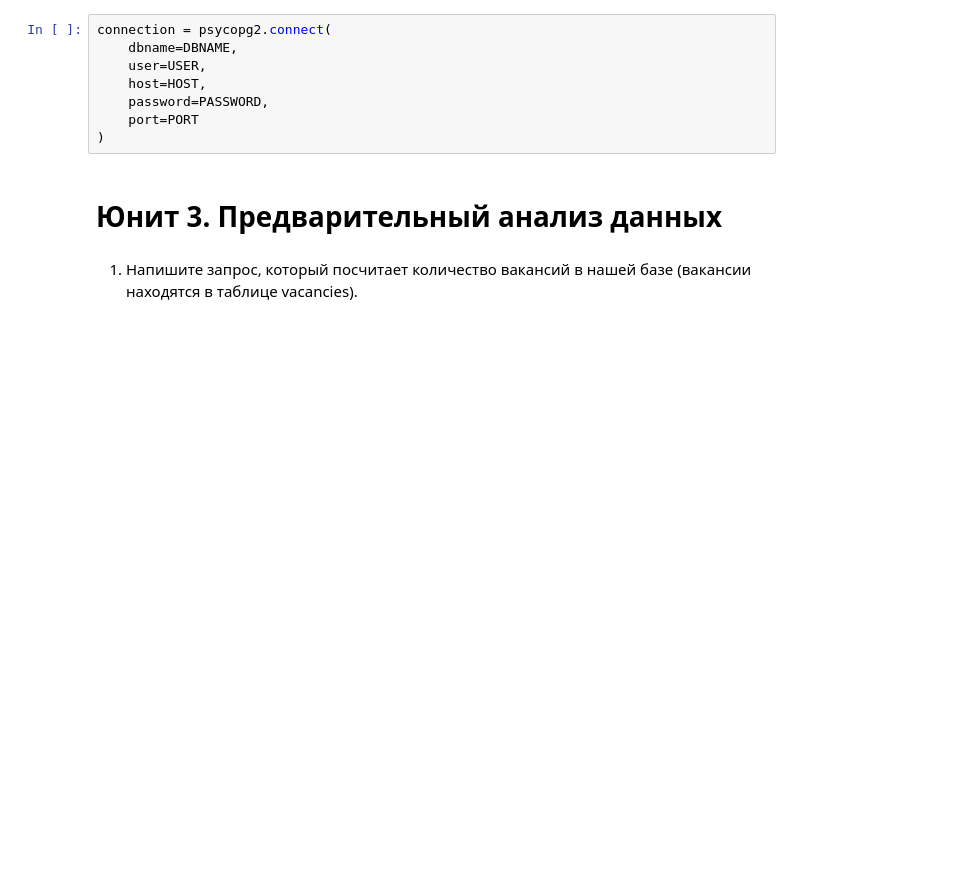
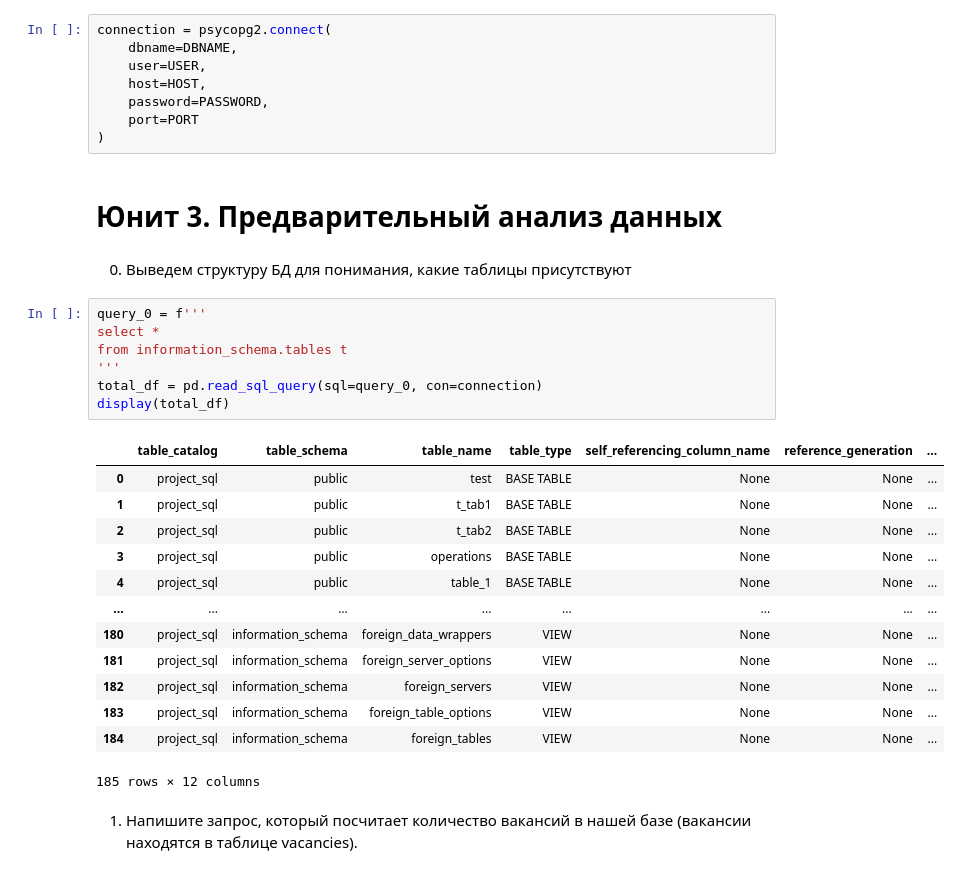
Before and after one commit to SudarickovIlya/SF_DS_Ilya, a Jupyter notebook: Project_2 (sql)/Project_2_Ноутбук_шаблон.ipynb, the cells around one changed output. Cells and saved outputs as stored; diff of their text form; blank space fills up the shorter version.

```diff
--- a/Project_2 (sql)/Project_2_Ноутбук_шаблон.ipynb
+++ b/Project_2 (sql)/Project_2_Ноутбук_шаблон.ipynb
@@ -21,6 +21,29 @@ connection = psycopg2.connect(
 )
 # %% [markdown]
 # Юнит 3. Предварительный анализ данных
+# %% [markdown]
+0. Выведем структуру БД для понимания, какие таблицы присутствуют
+# %%
+query_0 = f'''
+select *
+from information_schema.tables t
+'''
+total_df = pd.read_sql_query(sql=query_0, con=connection)
+display(total_df)
+# %% [output]
+|  | table_catalog | table_schema | table_name | table_type | self_referencing_column_name | reference_generation | ... |
+| 0 | project_sql | public | test | BASE TABLE | None | None | ... |
+| 1 | project_sql | public | t_tab1 | BASE TABLE | None | None | ... |
+| 2 | project_sql | public | t_tab2 | BASE TABLE | None | None | ... |
+| 3 | project_sql | public | operations | BASE TABLE | None | None | ... |
+| 4 | project_sql | public | table_1 | BASE TABLE | None | None | ... |
+| ... | ... | ... | ... | ... | ... | ... | ... |
+| 180 | project_sql | information_schema | foreign_data_wrappers | VIEW | None | None | ... |
+| 181 | project_sql | information_schema | foreign_server_options | VIEW | None | None | ... |
+| 182 | project_sql | information_schema | foreign_servers | VIEW | None | None | ... |
+| 183 | project_sql | information_schema | foreign_table_options | VIEW | None | None | ... |
+| 184 | project_sql | information_schema | foreign_tables | VIEW | None | None | ... |
+185 rows × 12 columns
 # %% [markdown]
 1. Напишите запрос, который посчитает количество вакансий в нашей базе (вакансии находятся в таблице vacancies).
 # %%
```
Also changed, not shown: parts of 6 cells of this notebook, 1 other file.
